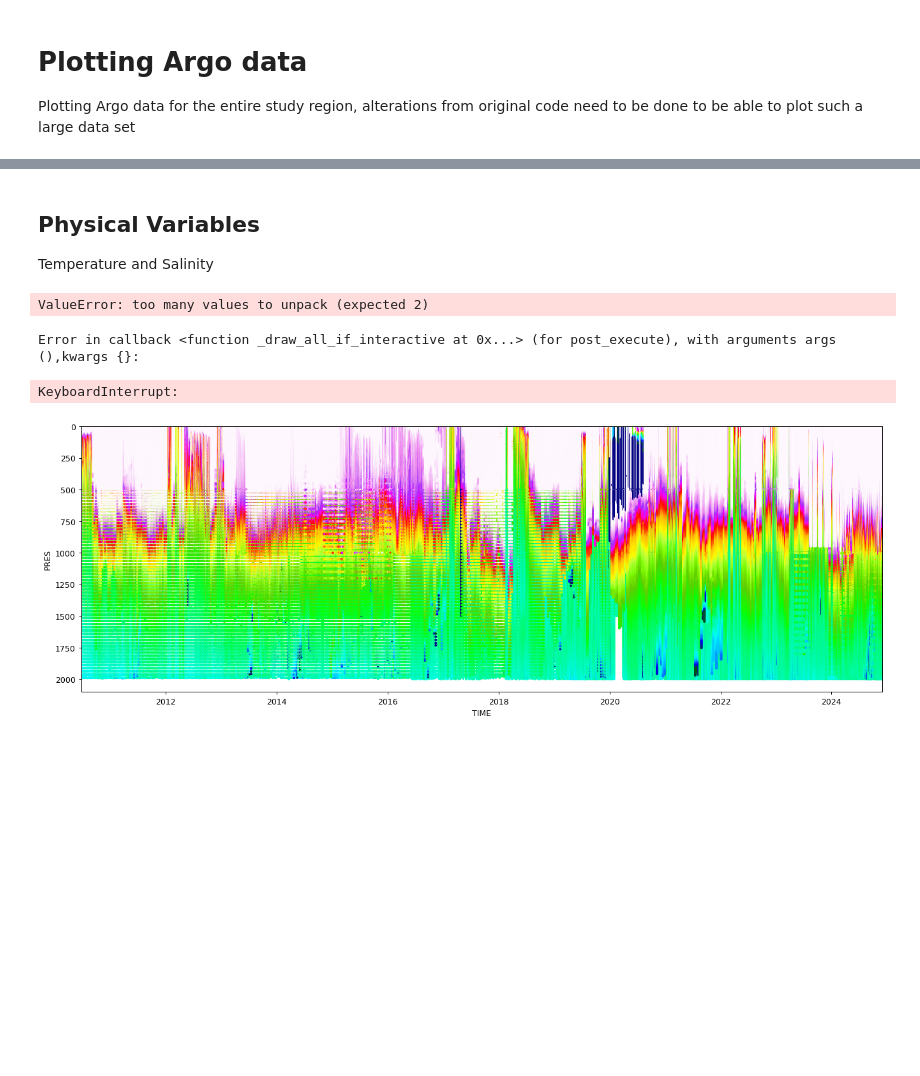
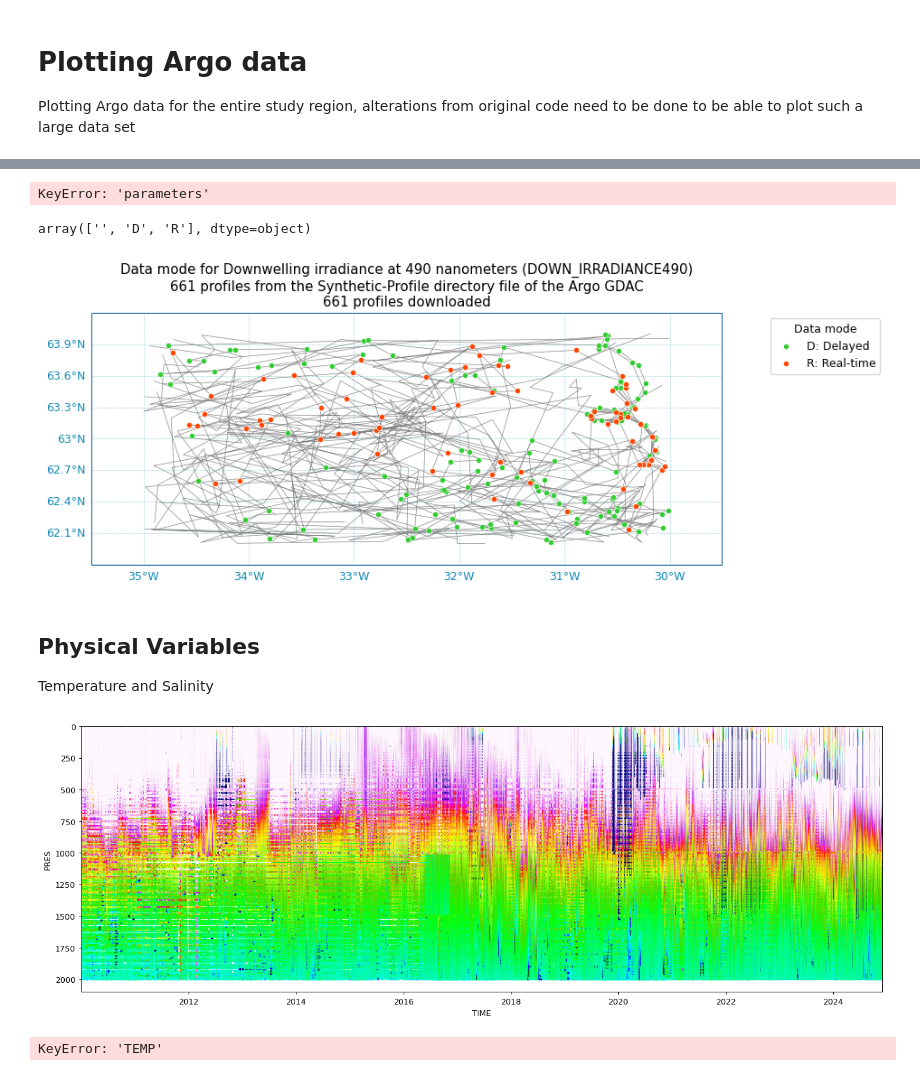
Before and after one commit to ROYVNZ/Mas, a Jupyter notebook: scripts/Argo_Region_Plot.ipynb, the cells around one changed output, grey strips where cells are left out. Drawn from its saved outputs; the diff is of its cells as text; code cells hidden in the pictures; blank space fills up the shorter version.

```diff
--- a/scripts/Argo_Region_Plot.ipynb
+++ b/scripts/Argo_Region_Plot.ipynb
@@ -45,0 +69,4 @@ Index(['TIME', 'LONGITUDE', 'LATITUDE', 'PRES', 'TEMP', 'PSAL', 'PSAL_QC',
+# %%
+# Select profile in a space/time domain:
+index_BOX = [BOX[ii] for ii in [0, 1, 2, 3, 6, 7]]  # We don't want the pressure axis BOX limits
+idx = idx.query.box(index_BOX) # Had to replace this with something new as argopy has been updated
@@ -45,0 +91,5 @@ Index(['TIME', 'LONGITUDE', 'LATITUDE', 'PRES', 'TEMP', 'PSAL', 'PSAL_QC',
+# %%
+# Extract the list of BGC parameters:
+bgc_params = idx.read_params()
+#[bgc_params.remove(p) for p in ['PH_IN_SITU_TOTAL', 'BISULFIDE']]  # Remove core variables from the list
+bgc_params
@@ -45,0 +116,4 @@ Index(['TIME', 'LONGITUDE', 'LATITUDE', 'PRES', 'TEMP', 'PSAL', 'PSAL_QC',
+# %%
+# Randomly select one BGC parameter to work with:
+a_param = bgc_params[np.random.randint(len(bgc_params))]
+a_param
@@ -46,3 +149,27 @@ Index(['TIME', 'LONGITUDE', 'LATITUDE', 'PRES', 'TEMP', 'PSAL', 'PSAL_QC',
+# %%
+# To make the scatter map, we need to have the data mode available in one DataFrame column
+# so we need to add a new column with the DATA_MODE of the PARAMETER:
+df["variables"] = df["parameters"].apply(lambda x: x.split())
+df["%s_DM" % a_param] = df.apply(lambda x: x['parameter_data_mode'][x['variables'].index(a_param)] if a_param in x['variables'] else '', axis=1)
+# %% [output]
+KeyError: 'parameters'
+# %%
+np.unique(df["%s_DM" % a_param])
+# %% [output]
+array(['', 'D', 'R'], dtype=object)
+# %%
+# Finally plot the map:
+fig, ax, artis = scatter_map(df,
+                        hue="%s_DM" % a_param,
+                        cmap="data_mode",
+                        markersize=24,
+                        markeredgecolor='w',
+                        traj_color='gray',
+                        legend_title='Data mode')
+ax.set_title("Data mode for %s (%s)\n%i profiles from the %s\n%i profiles downloaded" % (param_info['prefLabel'], a_param,
+                                                                           idx.N_MATCH, idx.convention_title, df.shape[0]));
+# %% [output]
+[figure, added]
 # %% [markdown]
 ## Physical Variables
 
@@ -56,8 +177,5 @@ p_df = pd.read_parquet('../data/argo/argo_pq/icb_floats_table.parquet', columns=
 # %%
 # Crearing graphs for Temperature and Salinity
-fig, axes = scatter_plot(p_df, 'TEMP', vmin=2, vmax=8)
+fig, axes, artis = scatter_plot(df, 'TEMP', vmin=2, vmax=8)
 # %% [output]
-ValueError: too many values to unpack (expected 2)
-Error in callback <function _draw_all_if_interactive at 0x...> (for post_execute), with arguments args (),kwargs {}:
-KeyboardInterrupt:
-[figure, old version]
+[figure, new version]
@@ -63,0 +244,4 @@ KeyboardInterrupt:
+# %%
+plot_transect(p_df, 'TEMP', depth_max = 500, log_scale=False)
+# %% [output]
+KeyError: 'TEMP'
```
Also changed, not shown: parts of 15 cells of this notebook, 3 other files.
